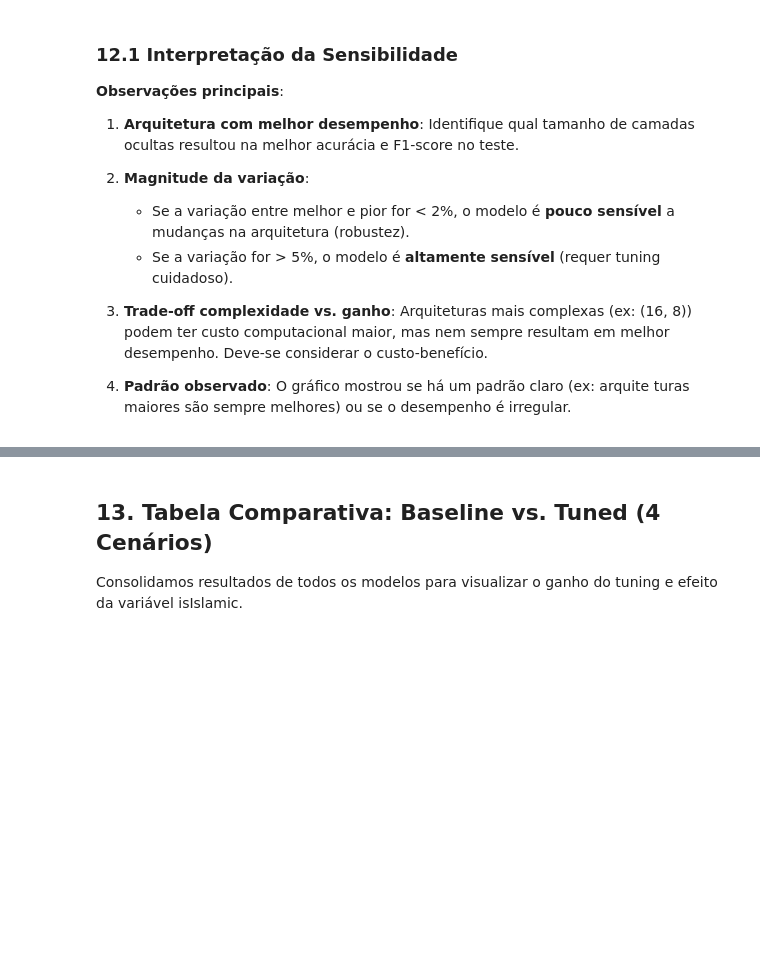
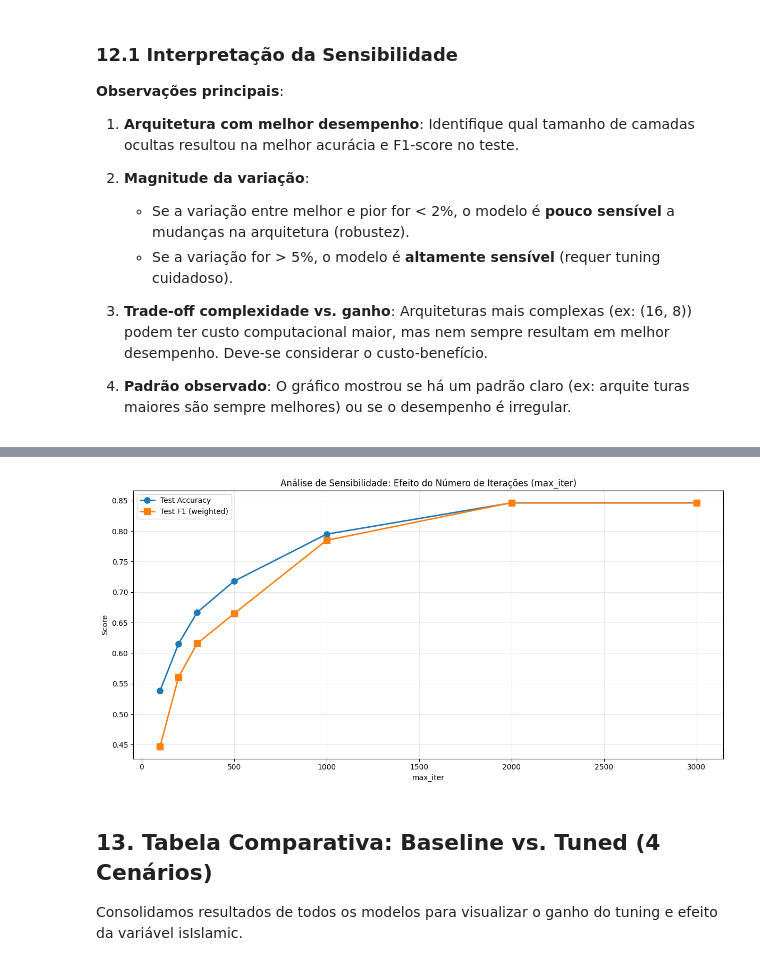
Before and after one commit to JoaoBaganha/Analise_Consumo_de_Alcool, a Jupyter notebook: mlp_alcohol_consumption.ipynb, the cells around one changed output, grey strips where cells are left out. Drawn from its saved outputs; the diff is of its cells as text; code cells hidden in the pictures; blank space fills up the shorter version.

```diff
--- a/mlp_alcohol_consumption.ipynb
+++ b/mlp_alcohol_consumption.ipynb
@@ -690,3 +864,24 @@ plt.show()
+# %%
+# Visualizar impacto do max_iter
+plt.figure(figsize=(12, 6))
+
+plt.plot(sensitivity_iter_df['max_iter'], sensitivity_iter_df['test_accuracy'],
+         marker='o', label='Test Accuracy', linewidth=2, markersize=8)
+
+plt.plot(sensitivity_iter_df['max_iter'], sensitivity_iter_df['test_f1_weighted'],
+         marker='s', label='Test F1 (weighted)', linewidth=2, markersize=8)
+
+# NÃO usar escala log aqui
+plt.xlabel('max_iter')
+plt.ylabel('Score')
+plt.title('Análise de Sensibilidade: Efeito do Número de Iterações (max_iter)')
+plt.legend()
+plt.grid(True, alpha=0.3)
+
+plt.tight_layout()
+plt.show()
+# %% [output]
+[figure, added]
 # %% [markdown]
 ## 13. Tabela Comparativa: Baseline vs. Tuned (4 Cenários)
 
```
Also changed, not shown: parts of 13 cells of this notebook.
